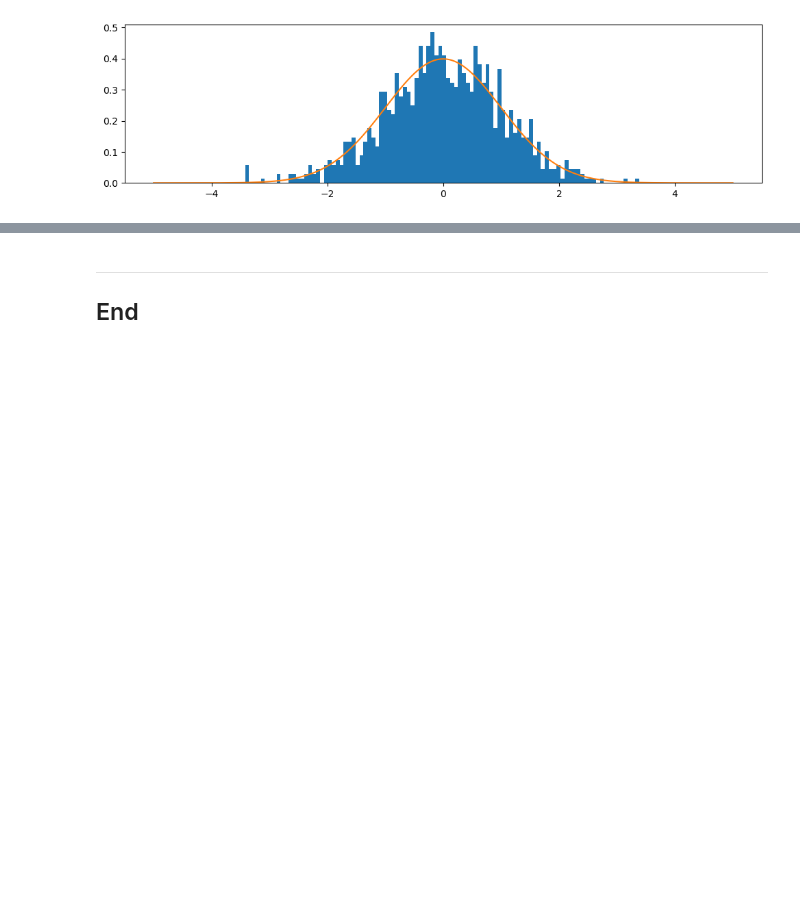
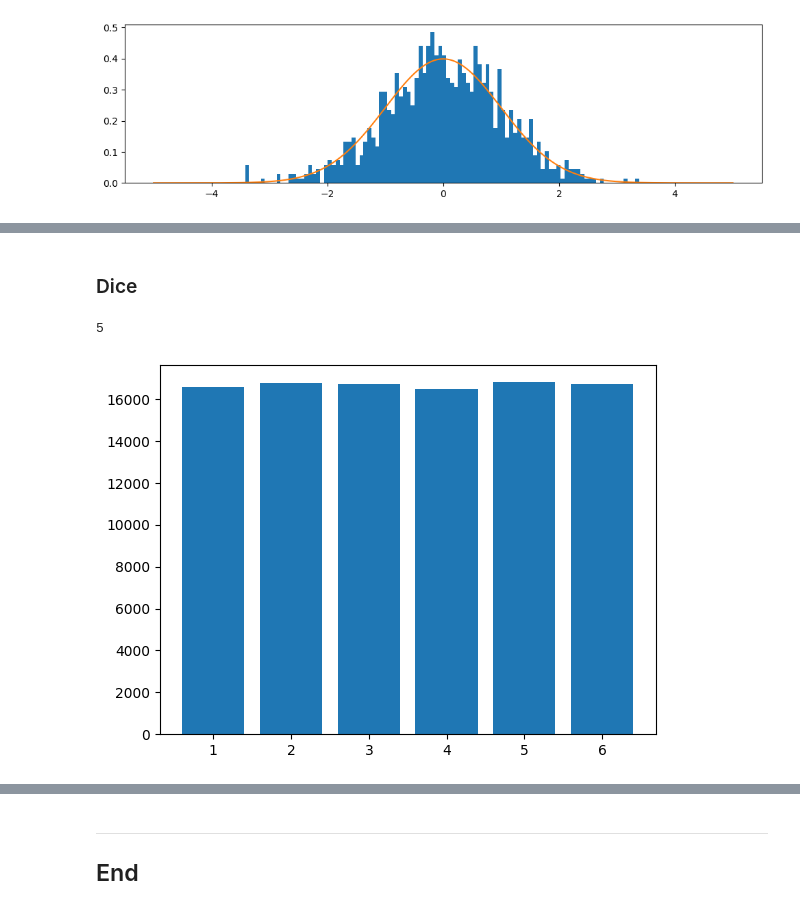
Before and after one commit to rachel-king4/fundamentalsofdataanalysis, a Jupyter notebook: mynotebook.ipynb, the cells around one changed output, grey strips where cells are left out. Cells and saved outputs as stored; diff of their text form; code cells hidden in the pictures; blank space fills up the shorter version.

```diff
--- a/mynotebook.ipynb
+++ b/mynotebook.ipynb
@@ -241,0 +313,24 @@ ax.plot(x, f(x))
+# %% [markdown]
+### Dice
+# %%
+rng = np.random.default_rng()
+# %%
+rng.integers(1,7)
+# %% [output]
+5
+# %%
+# Roll a single dice
+single_rolls = rng.integers(1, 7, 100000)
+# %%
+# Count the unique values
+x, counts = np.unique(single_rolls, return_counts=True)
+# %%
+# Create an empty plot
+fig, ax = plt.subplots()
+
+# Plot the bar chart
+ax.bar(x, counts)
+
+ax.set_xticks(x);
+# %% [output]
+[figure, added]
```
Also changed, not shown: parts of 17 cells of this notebook.
